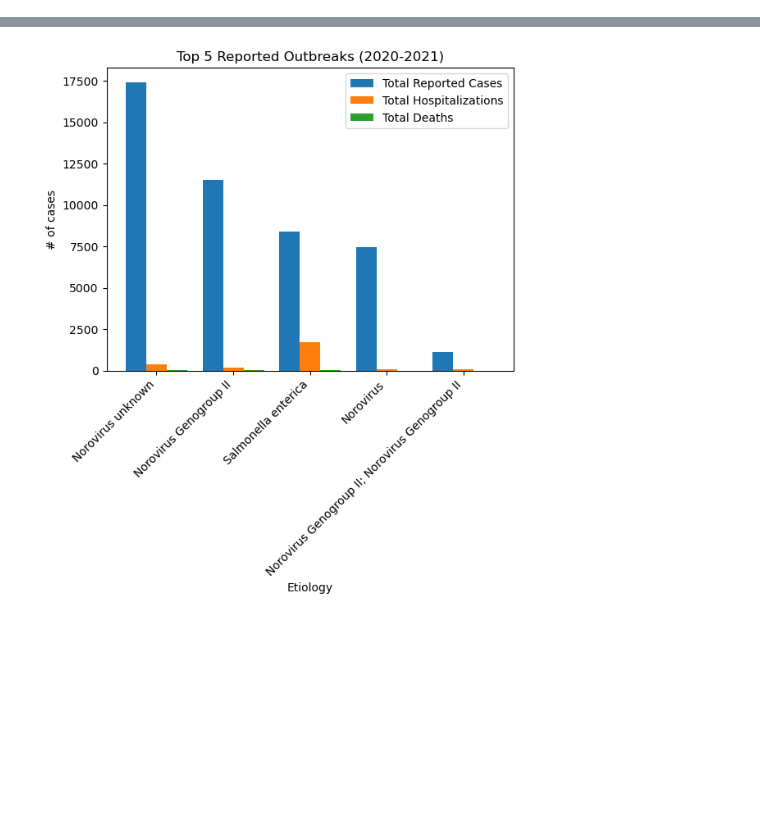
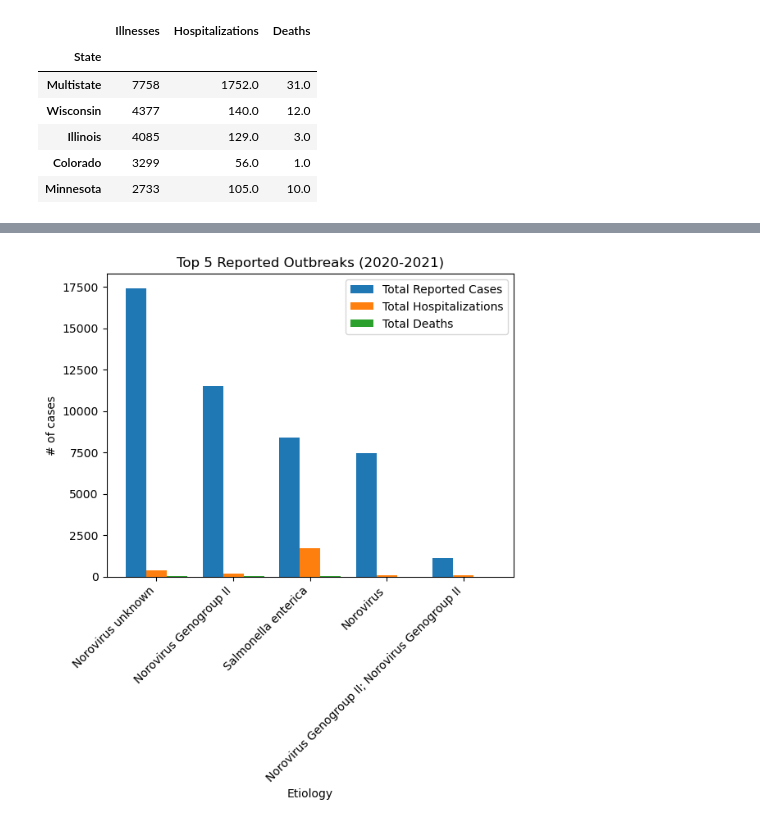
Before and after one commit to InsomniYak28/group_project_1, a Jupyter notebook: Final_death_and_hosp.ipynb, the cells around one changed output, grey strips where cells are left out. Cells and saved outputs as stored; diff of their text form; code cells hidden in the pictures; blank space fills up the shorter version.

```diff
--- a/Final_death_and_hosp.ipynb
+++ b/Final_death_and_hosp.ipynb
@@ -14,3 +14,16 @@ outbreak_df.head()
 | 2 | 2020 | 1 | New York | Food | Clostridium perfringens | Suspected | Caterer (food prepared off-site f... | 7 | ... |
 | 3 | 2020 | 1 | New Mexico | Person-to-person | Norovirus Genogroup II | Confirmed | Long-term care/nursing home/assis... | 18 | ... |
 | 4 | 2020 | 1 | Minnesota | Person-to-person | Norovirus unknown | Suspected | Long-term care/nursing home/assis... | 95 | ... |
+# %%
+state_et = outbreak_df.groupby(["State"]).sum(numeric_only=True)
+state_et = state_et[["Illnesses","Hospitalizations","Deaths"]].sort_values(by="Illnesses", ascending=False)
+state_et_highest = state_et.head(5)
+state_et_highest
+# %% [output]
+|  | Illnesses | Hospitalizations | Deaths |
+| State |  |  |  |
+| Multistate | 7758 | 1752.0 | 31.0 |
+| Wisconsin | 4377 | 140.0 | 12.0 |
+| Illinois | 4085 | 129.0 | 3.0 |
+| Colorado | 3299 | 56.0 | 1.0 |
+| Minnesota | 2733 | 105.0 | 10.0 |
```
Also changed, not shown: parts of 5 cells of this notebook.
